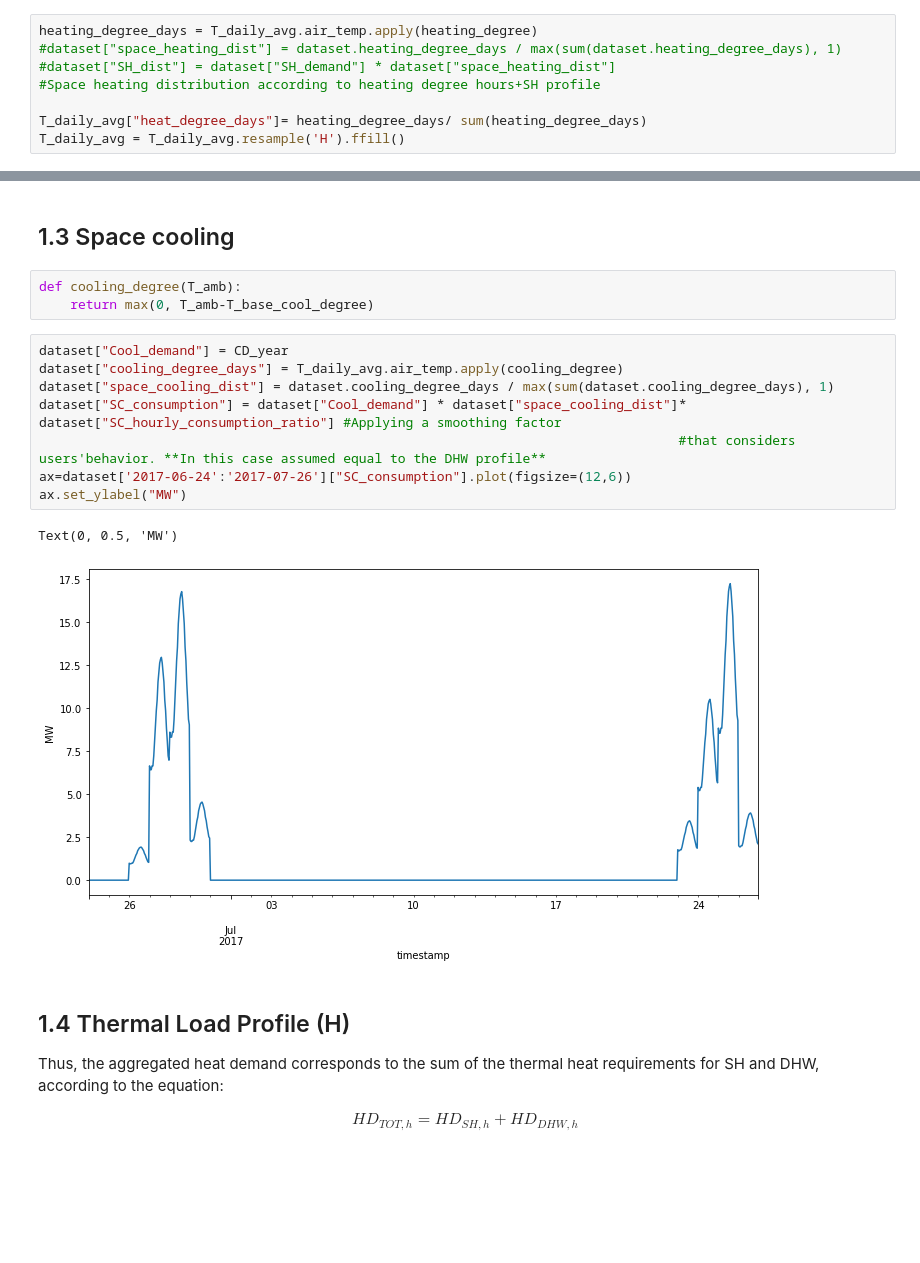
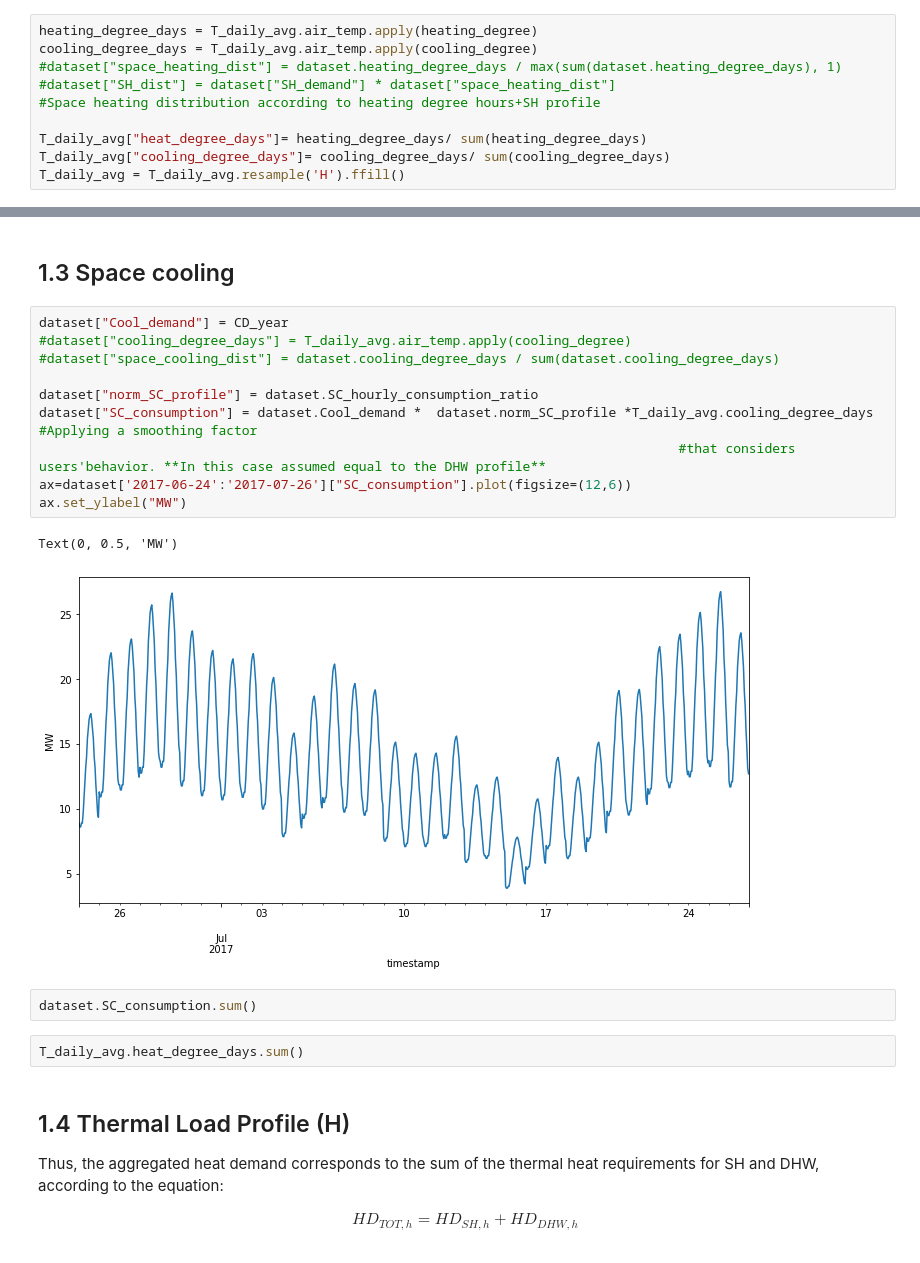
Before and after one commit to fernandobperezm/data-and-results-visualization, a Jupyter notebook: Data Processing.ipynb, the cells around one changed output, grey strips where cells are left out. Saved outputs shown, nothing was run; the diff lists cells and outputs as text; blank space fills up the shorter version.

Commit message:
Update T base cooling

```diff
--- a/Data Processing.ipynb
+++ b/Data Processing.ipynb
@@ -364,8 +367,10 @@ def heating_degree(T_amb):
 # %%
 heating_degree_days = T_daily_avg.air_temp.apply(heating_degree)
+cooling_degree_days = T_daily_avg.air_temp.apply(cooling_degree)
 #dataset["space_heating_dist"] = dataset.heating_degree_days / max(sum(dataset.heating_degree_days), 1)
 #dataset["SH_dist"] = dataset["SH_demand"] * dataset["space_heating_dist"]
 #Space heating distribution according to heating degree hours+SH profile
 
 T_daily_avg["heat_degree_days"]= heating_degree_days/ sum(heating_degree_days)
+T_daily_avg["cooling_degree_days"]= cooling_degree_days/ sum(cooling_degree_days)
 T_daily_avg = T_daily_avg.resample('H').ffill()
@@ -401,20 +422,23 @@ dataset.SH_dist.sum(), dataset.DHW_dist.sum()
 (48624.64197413002, 10800.115355039881)
 # %% [markdown]
 ## 1.3 Space cooling
-# %%
-def cooling_degree(T_amb):
-    return max(0, T_amb-T_base_cool_degree)
 # %%
 dataset["Cool_demand"] = CD_year
-dataset["cooling_degree_days"] = T_daily_avg.air_temp.apply(cooling_degree)
-dataset["space_cooling_dist"] = dataset.cooling_degree_days / max(sum(dataset.cooling_degree_days), 1)
-dataset["SC_consumption"] = dataset["Cool_demand"] * dataset["space_cooling_dist"]* dataset["SC_hourly_consumption_ratio"] #Applying a smoothing factor
+#dataset["cooling_degree_days"] = T_daily_avg.air_temp.apply(cooling_degree)
+#dataset["space_cooling_dist"] = dataset.cooling_degree_days / sum(dataset.cooling_degree_days)
+
+dataset["norm_SC_profile"] = dataset.SC_hourly_consumption_ratio
+dataset["SC_consumption"] = dataset.Cool_demand *  dataset.norm_SC_profile *T_daily_avg.cooling_degree_days #Applying a smoothing factor
                                                                                   #that considers users'behavior. **In this case assumed equal to the DHW profile**
 ax=dataset['2017-06-24':'2017-07-26']["SC_consumption"].plot(figsize=(12,6))
 ax.set_ylabel("MW")
 # %% [output]
 Text(0, 0.5, 'MW')
-[figure, old version]
+[figure, new version]
+# %%
+dataset.SC_consumption.sum()
+# %%
+T_daily_avg.heat_degree_days.sum()
 # %% [markdown]
 ## 1.4 Thermal Load Profile (H)
 
```
Also changed, not shown: parts of 5 cells of this notebook, 1 other file.
